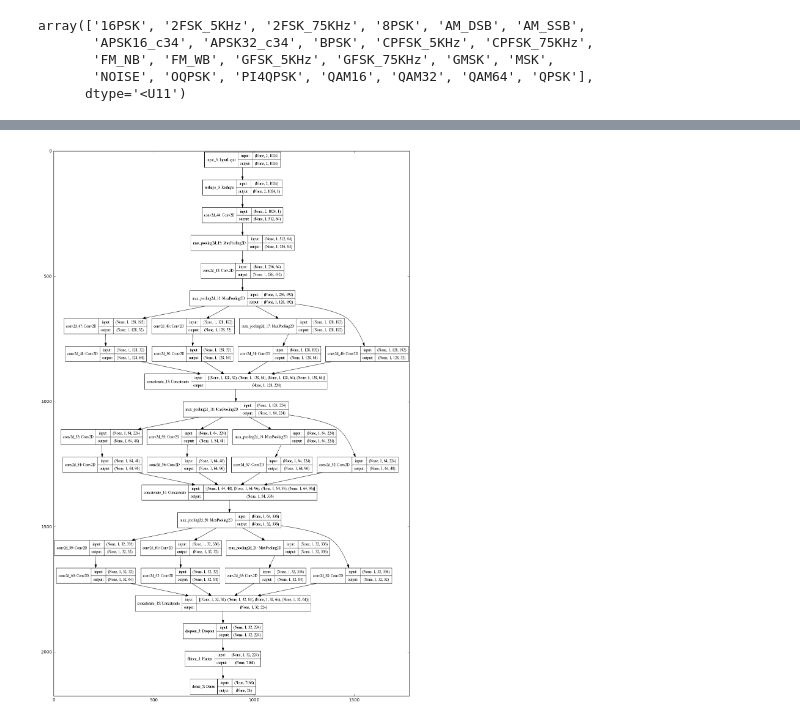
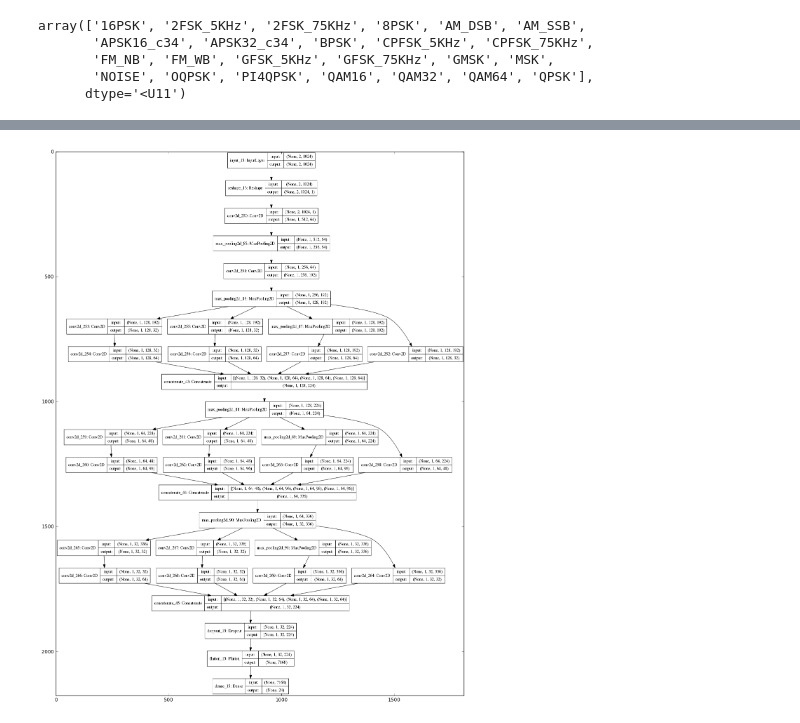
Before and after one commit to yunfanz/army_challenge, a Jupyter notebook: Code Examples and Data Ingest Utilities/morad_scratch.ipynb, the cells around one changed output, grey strips where cells are left out. Saved outputs shown, nothing was run; the diff lists cells and outputs as text; code cells hidden in the pictures.

```diff
--- a/Code Examples and Data Ingest Utilities/morad_scratch.ipynb
+++ b/Code Examples and Data Ingest Utilities/morad_scratch.ipynb
@@ -179,12 +181,12 @@ plot_model(model, to_file='model.png', show_shapes = True)
 # %%
 # Uncomment to visualize architecture
 
-figure(figsize = (15,23))
+figure(figsize = (15,20))
 img = mpimg.imread('model.png')
 plt.imshow(img, aspect='auto')
 plt.show()
 # %% [output]
-[figure, old version]
+[figure, new version]
 # %%
 model = multi_gpu_model(model, gpus=2)
 model.compile(loss='categorical_crossentropy', optimizer='adam')
```
Also changed, not shown: parts of 4 cells of this notebook.
